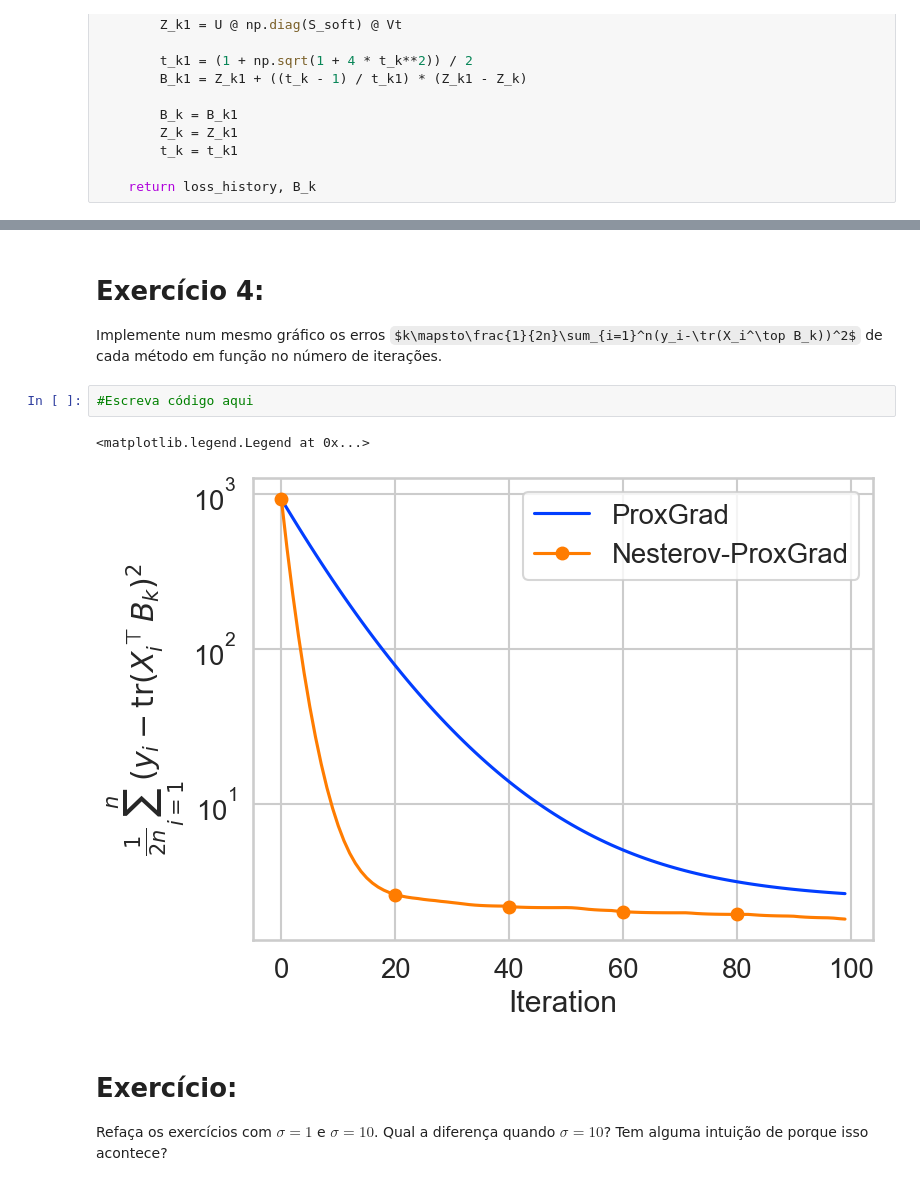
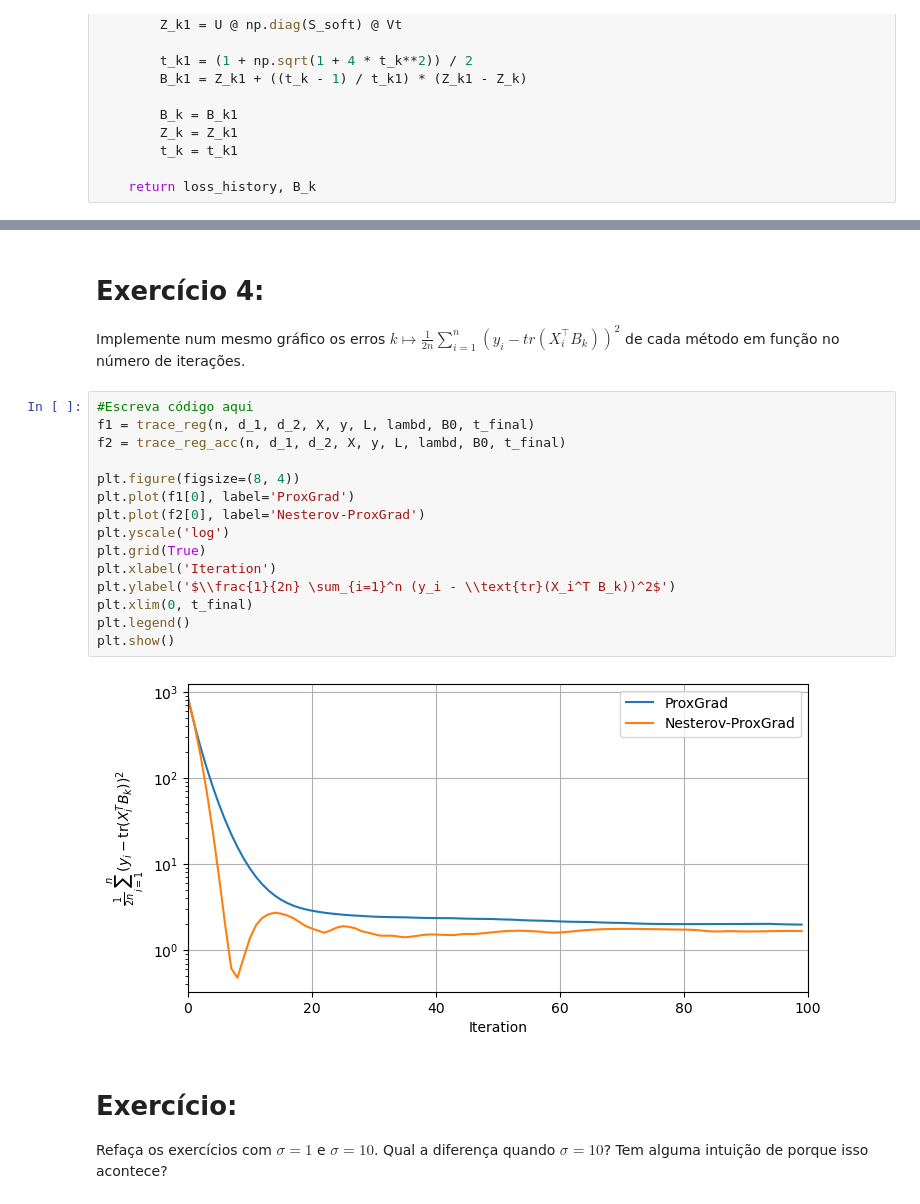
Before and after one commit to scrocha/otimizacao-OCD-2024, a Jupyter notebook: Atividade_02/Trace_regression_Sillas.ipynb, the cells around one changed output, grey strips where cells are left out. Cells and saved outputs as stored; diff of their text form; some formulas as TeX source.

Commit message:
finalizei a lista 02

```diff
--- a/Atividade_02/Trace_regression_Sillas.ipynb
+++ b/Atividade_02/Trace_regression_Sillas.ipynb
@@ -289,12 +289,24 @@ plt.plot(f2[0])
 # %% [markdown]
 # Exercício 4:
 
-Implemente num mesmo gráfico os erros $k\mapsto\frac{1}{2n}\sum_{i=1}^n(y_i-\tr(X_i^\top B_k))^2$ de cada método em função no número de iterações.
+Implemente num mesmo gráfico os erros $k\mapsto\frac{1}{2n}\sum_{i=1}^n(y_i-tr(X_i^\top B_k))^2$ de cada método em função no número de iterações.
 # %%
 #Escreva código aqui
+f1 = trace_reg(n, d_1, d_2, X, y, L, lambd, B0, t_final)
+f2 = trace_reg_acc(n, d_1, d_2, X, y, L, lambd, B0, t_final)
+
+plt.figure(figsize=(8, 4))
+plt.plot(f1[0], label='ProxGrad')
+plt.plot(f2[0], label='Nesterov-ProxGrad')
+plt.yscale('log')
+plt.grid(True)
+plt.xlabel('Iteration')
+plt.ylabel('$\\frac{1}{2n} \sum_{i=1}^n (y_i - \\text{tr}(X_i^T B_k))^2$')
+plt.xlim(0, t_final)
+plt.legend()
+plt.show()
 # %% [output]
-<matplotlib.legend.Legend at 0x...>
-[figure, old version]
+[figure, new version]
 # %% [markdown]
 # Exercício:
 
```
Also changed, not shown: parts of 12 cells of this notebook.
